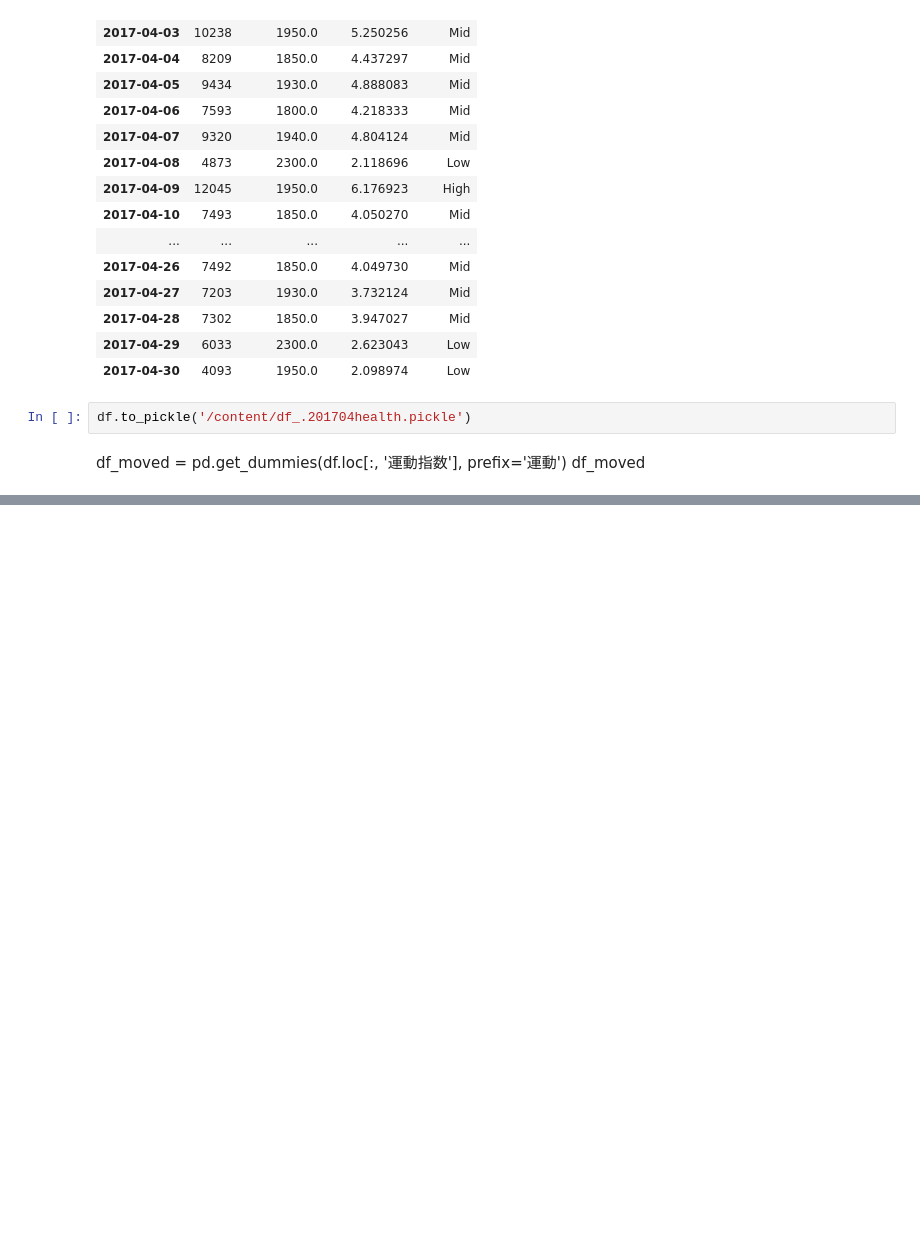
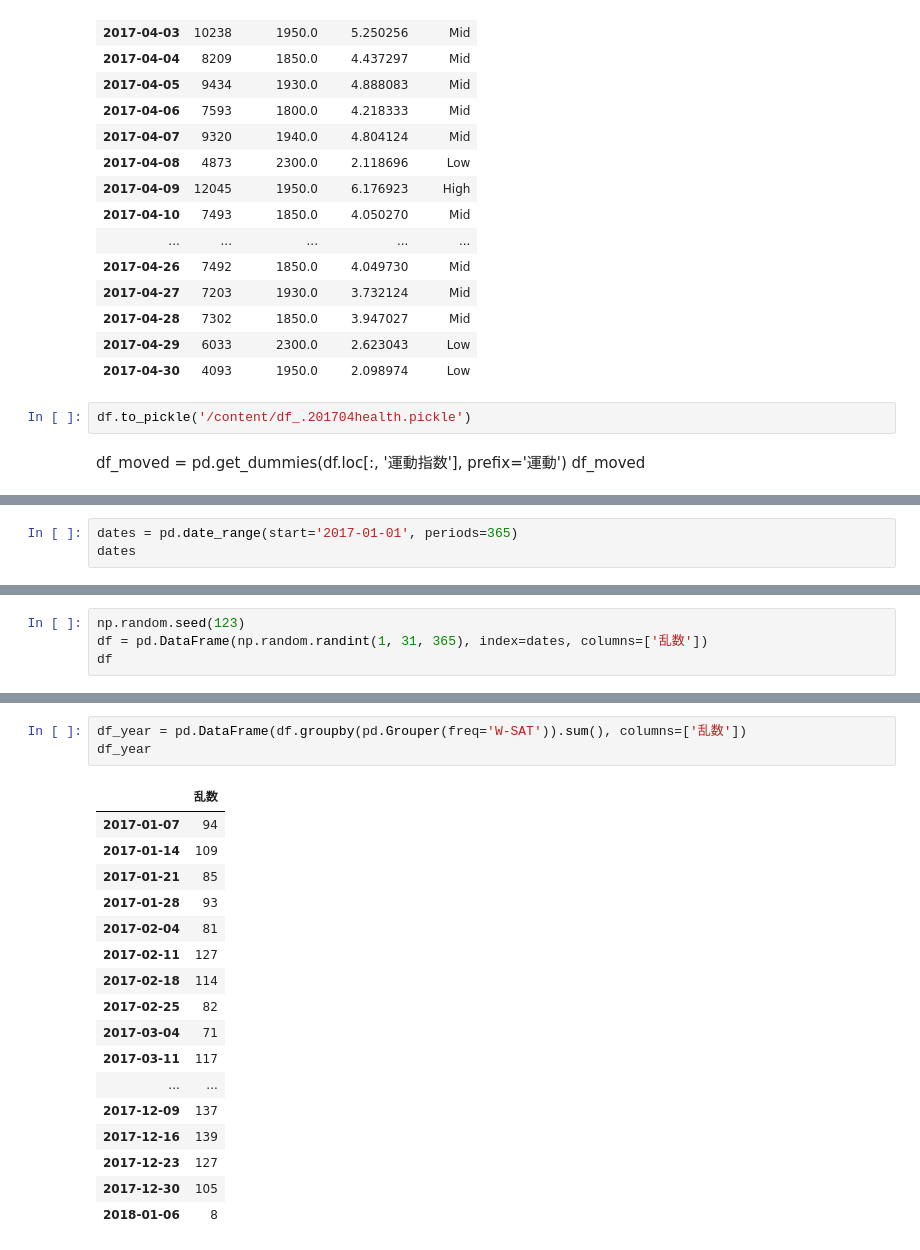
Before and after one commit to YukiNoji3/SampleCode, a Jupyter notebook: Python_DataAnalysis(pandas).ipynb, the cells around one changed output, grey strips where cells are left out. Saved outputs shown, nothing was run; the diff lists cells and outputs as text; blank space fills up the shorter version.

```diff
--- a/Python_DataAnalysis(pandas).ipynb
+++ b/Python_DataAnalysis(pandas).ipynb
@@ -394,0 +434,3 @@ df_moved
+# %%
+dates = pd.date_range(start='2017-01-01', periods=365)
+dates
@@ -394,0 +446,4 @@ df_moved
+# %%
+np.random.seed(123)
+df = pd.DataFrame(np.random.randint(1, 31, 365), index=dates, columns=['乱数'])
+df
@@ -394,0 +513,21 @@ df_moved
+# %%
+df_year = pd.DataFrame(df.groupby(pd.Grouper(freq='W-SAT')).sum(), columns=['乱数'])
+df_year
+# %% [output]
+|  | 乱数 |
+| 2017-01-07 | 94 |
+| 2017-01-14 | 109 |
+| 2017-01-21 | 85 |
+| 2017-01-28 | 93 |
+| 2017-02-04 | 81 |
+| 2017-02-11 | 127 |
+| 2017-02-18 | 114 |
+| 2017-02-25 | 82 |
+| 2017-03-04 | 71 |
+| 2017-03-11 | 117 |
+| ... | ... |
+| 2017-12-09 | 137 |
+| 2017-12-16 | 139 |
+| 2017-12-23 | 127 |
+| 2017-12-30 | 105 |
+| 2018-01-06 | 8 |
```
Also changed, not shown: parts of 11 cells of this notebook.
